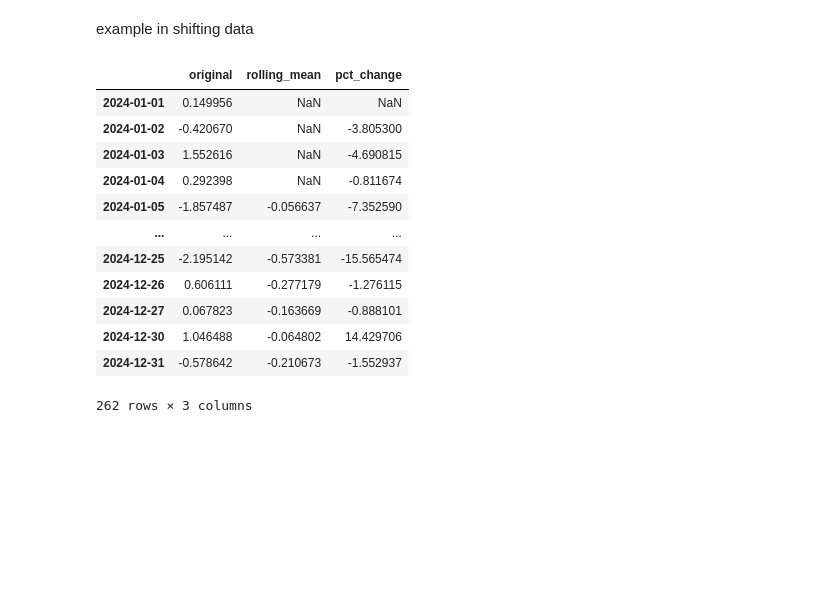
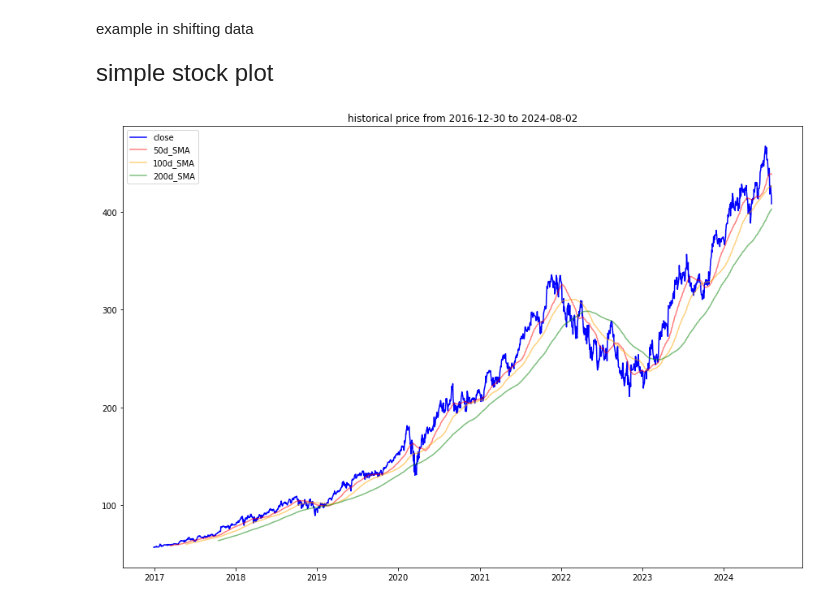
Before and after one commit to cckn93/utils, a Jupyter notebook: notebooks/time_series.ipynb, the cells around one changed output. Cells and saved outputs as stored; diff of their text form; code cells hidden in the pictures; blank space fills up the shorter version.

```diff
--- a/notebooks/time_series.ipynb
+++ b/notebooks/time_series.ipynb
@@ -35,19 +38,32 @@ df = pd.DataFrame(index=dates, data=data, columns=['original'])
 # %%
 df['rolling_mean'] = df['original'].rolling(5).mean()
 df['pct_change'] = df['original'].pct_change()
-# %%
-df
-# %% [output]
-|  | original | rolling_mean | pct_change |
-| 2024-01-01 | 0.149956 | NaN | NaN |
-| 2024-01-02 | -0.420670 | NaN | -3.805300 |
-| 2024-01-03 | 1.552616 | NaN | -4.690815 |
-| 2024-01-04 | 0.292398 | NaN | -0.811674 |
-| 2024-01-05 | -1.857487 | -0.056637 | -7.352590 |
-| ... | ... | ... | ... |
-| 2024-12-25 | -2.195142 | -0.573381 | -15.565474 |
-| 2024-12-26 | 0.606111 | -0.277179 | -1.276115 |
-| 2024-12-27 | 0.067823 | -0.163669 | -0.888101 |
-| 2024-12-30 | 1.046488 | -0.064802 | 14.429706 |
-| 2024-12-31 | -0.578642 | -0.210673 | -1.552937 |
-262 rows × 3 columns
+# %% [markdown]
+<font size=5>simple stock plot
+# %%
+df_raw = pd.read_csv('sample_data/msft_price.csv')
+df = pd.DataFrame(df_raw)
+# %%
+df['50d_rolling_avg'] = df['Close'].rolling(50).mean()
+df['100d_rolling_avg'] = df['Close'].rolling(100).mean()
+df['200d_rolling_avg'] = df['Close'].rolling(200).mean()
+# %%
+df['Date'] = pd.to_datetime(df['Date'])
+df.set_index('Date', inplace=True)
+# df.dropna(inplace=True)
+# %%
+plt.figure(figsize=(15, 10))
+plt.plot(df.index, df['Close'], color='blue', label='close')
+plt.plot(df.index, df['50d_rolling_avg'], color = 'red', alpha=0.5, label='50d_SMA')
+plt.plot(df.index, df['100d_rolling_avg'], color='orange', alpha=0.5, label='100d_SMA')
+plt.plot(df.index, df['200d_rolling_avg'], color='green', alpha=0.5, label='200d_SMA')
+plt.title(
+    "historical price from {} to {}".format(
+        str(df.index.min().date()),
+        str(df.index.max().date())
+    )
+    )
+plt.legend()
+plt.show()
+# %% [output]
+[figure, added]
```
Also changed, not shown: parts of 1 cell of this notebook, 5 other files.
